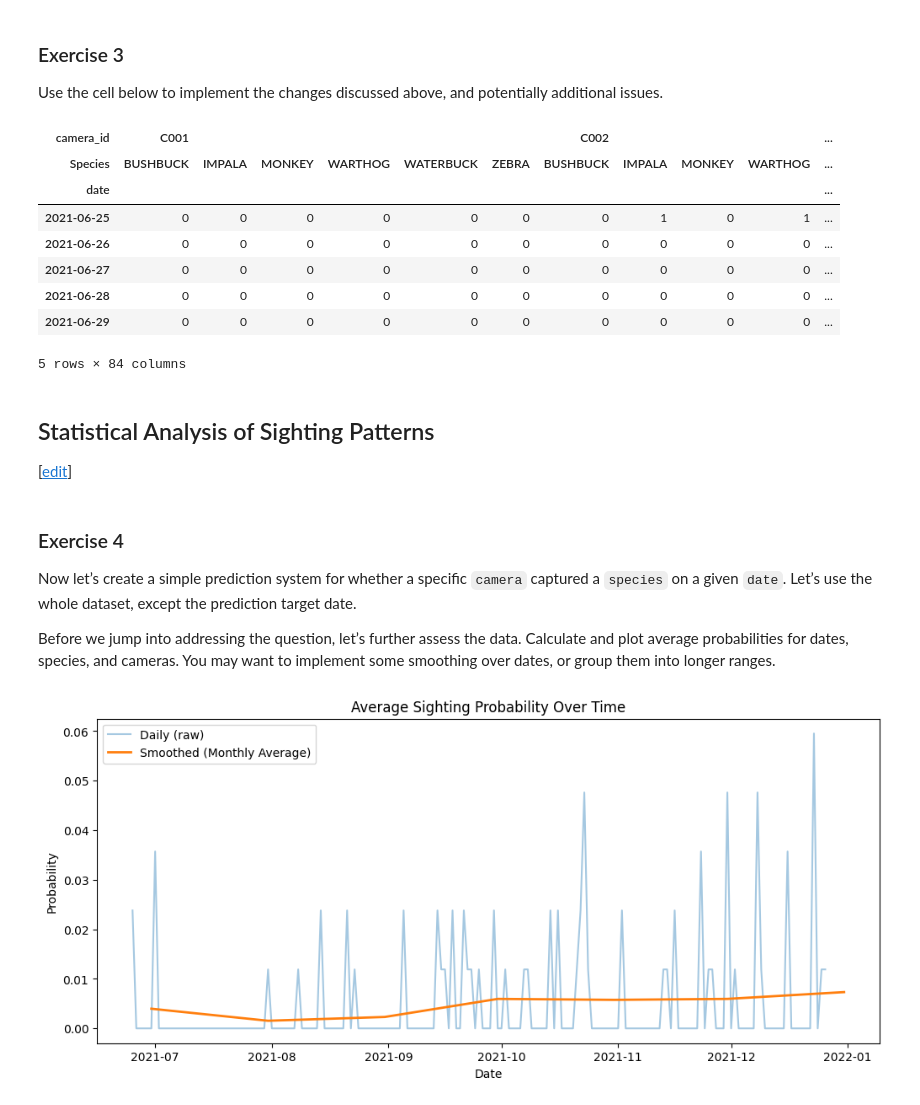
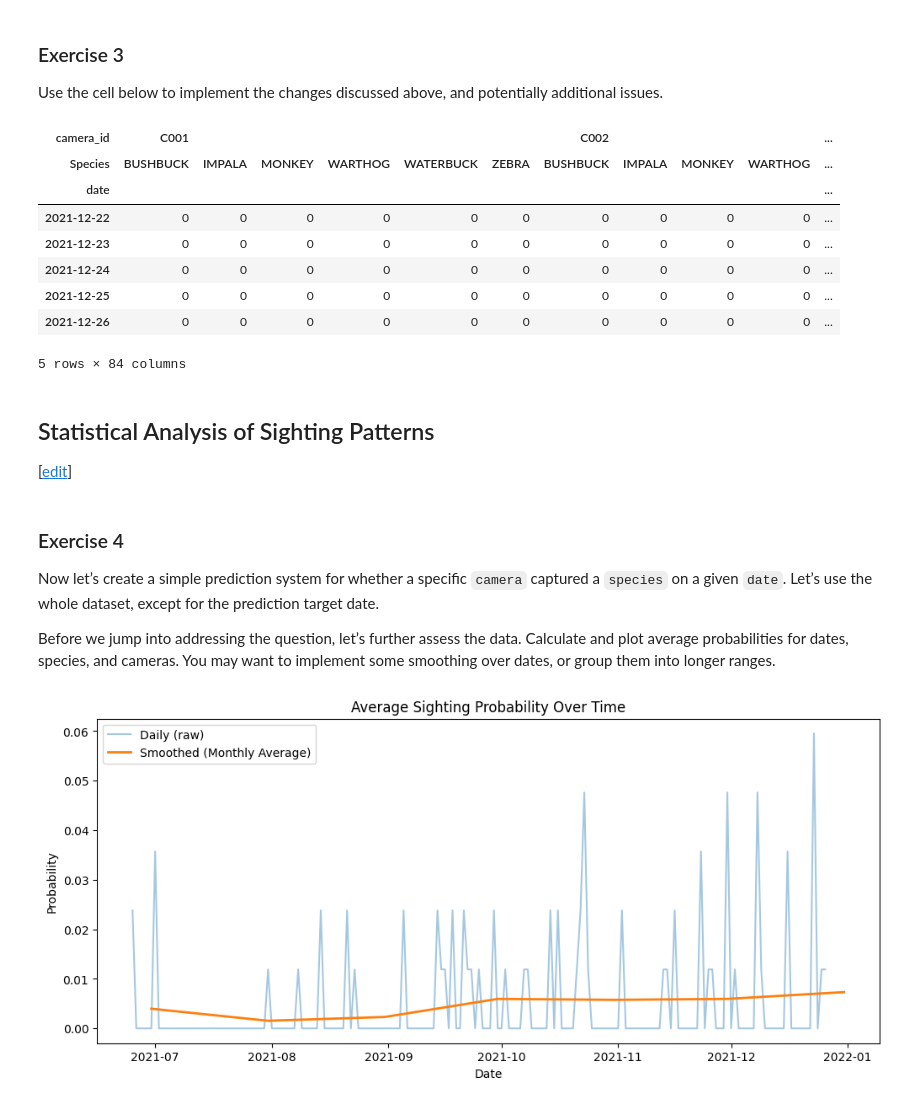
Before and after one commit to will-genius/mlfcworkshop, a Jupyter notebook: _notebooks/03-dataset-joining-practical.ipynb, the cells around one changed output. Drawn from its saved outputs; the diff is of its cells as text; code cells hidden in the pictures.

```diff
--- a/_notebooks/03-dataset-joining-practical.ipynb
+++ b/_notebooks/03-dataset-joining-practical.ipynb
@@ -384,6 +416,7 @@ potentially additional issues.
 
 daily_bin = daily.copy()
 # Step 1: Flatten the multi-index and reshape the dataframe
+
 daily_bin.columns = pd.MultiIndex.from_tuples(daily_bin.columns)
 
 # Step 2: Create a new clean dataframe
@@ -391,53 +424,52 @@ binary_rows = []
 
 for (cam, species_str), series in daily_bin.items():
     # Split species (e.g. "IMPALA, MONKEY") into a list of individual species
-    # ignore the "CAN'T TELL" species
+    # Ignore the "CAN'T TELL" species
     species_list = [
         species.strip()
         for species in species_str.split(",")
         if species.strip().upper() != "CAN'T TELL" and species.strip() != ""
-    ]
+    ] #TODO
 
     for species in species_list:
-
-      col = pd.Series(series, index=series.index)
+      col = series.copy()
       # Convert every value to 1 if any sightings, otherwise 0
-      col_bin = (col > 0).astype(int)
-      binary_rows.append((cam, species, col_bin))
+      col = (col > 0).astype(int)
+      binary_rows.append((cam, species, col))
 
 # Step 3: Rebuild dataframe as binary_df
 
 binary_df = pd.DataFrame({
     (cam, species): values
     for cam, species, values in binary_rows
 }, index=daily_bin.index)
 
 # Step 4: Create MultiIndex and
 binary_df.columns = pd.MultiIndex.from_tuples(binary_df.columns)
 binary_df = binary_df.sort_index(axis=1, level=[0, 1])
 
 # Step 5: Ensure all possible (camera, species) pairs exist
 
 # Get all unique cameras and species used across all rows and store as a list
-all_cameras =sorted({cam for cam, _, _ in binary_rows})
-all_species = sorted({species for _, species, _ in binary_rows})
+all_cameras = sorted({cam for cam, _, _ in binary_rows}) #TODO
+all_species = sorted({species for _, species, _ in binary_rows}) #TODO
 
 # Build full column MultiIndex
 full_columns = pd.MultiIndex.from_product([all_cameras, all_species], names=["camera_id", "Species"])
 
 # Reindex to include all possible combinations, fill missing with 0
 binary_df = binary_df.reindex(columns=full_columns, fill_value=0)
 
-binary_df.head()
+binary_df.tail()
 # %% [output]
 | camera_id | C001 |  |  |  |  |  | C002 |  |  |  | ... |
 | Species | BUSHBUCK | IMPALA | MONKEY | WARTHOG | WATERBUCK | ZEBRA | BUSHBUCK | IMPALA | MONKEY | WARTHOG | ... |
 | date |  |  |  |  |  |  |  |  |  |  | ... |
-| 2021-06-25 | 0 | 0 | 0 | 0 | 0 | 0 | 0 | 1 | 0 | 1 | ... |
-| 2021-06-26 | 0 | 0 | 0 | 0 | 0 | 0 | 0 | 0 | 0 | 0 | ... |
-| 2021-06-27 | 0 | 0 | 0 | 0 | 0 | 0 | 0 | 0 | 0 | 0 | ... |
-| 2021-06-28 | 0 | 0 | 0 | 0 | 0 | 0 | 0 | 0 | 0 | 0 | ... |
-| 2021-06-29 | 0 | 0 | 0 | 0 | 0 | 0 | 0 | 0 | 0 | 0 | ... |
+| 2021-12-22 | 0 | 0 | 0 | 0 | 0 | 0 | 0 | 0 | 0 | 0 | ... |
+| 2021-12-23 | 0 | 0 | 0 | 0 | 0 | 0 | 0 | 0 | 0 | 0 | ... |
+| 2021-12-24 | 0 | 0 | 0 | 0 | 0 | 0 | 0 | 0 | 0 | 0 | ... |
+| 2021-12-25 | 0 | 0 | 0 | 0 | 0 | 0 | 0 | 0 | 0 | 0 | ... |
+| 2021-12-26 | 0 | 0 | 0 | 0 | 0 | 0 | 0 | 0 | 0 | 0 | ... |
 5 rows × 84 columns
 # %% [markdown]
 ## Statistical Analysis of Sighting Patterns
@@ -450,7 +482,7 @@ style=""><a href="https://github.com/lawrennd/snippets/edit/main/_data-science/i
 
 Now let’s create a simple prediction system for whether a specific
 `camera` captured a `species` on a given `date`. Let’s use the whole
-dataset, except the prediction target date.
+dataset, except for the prediction target date.
 
 Before we jump into addressing the question, let’s further assess the
 data. Calculate and plot average probabilities for dates, species, and
```
Also changed, not shown: parts of 31 cells of this notebook.
